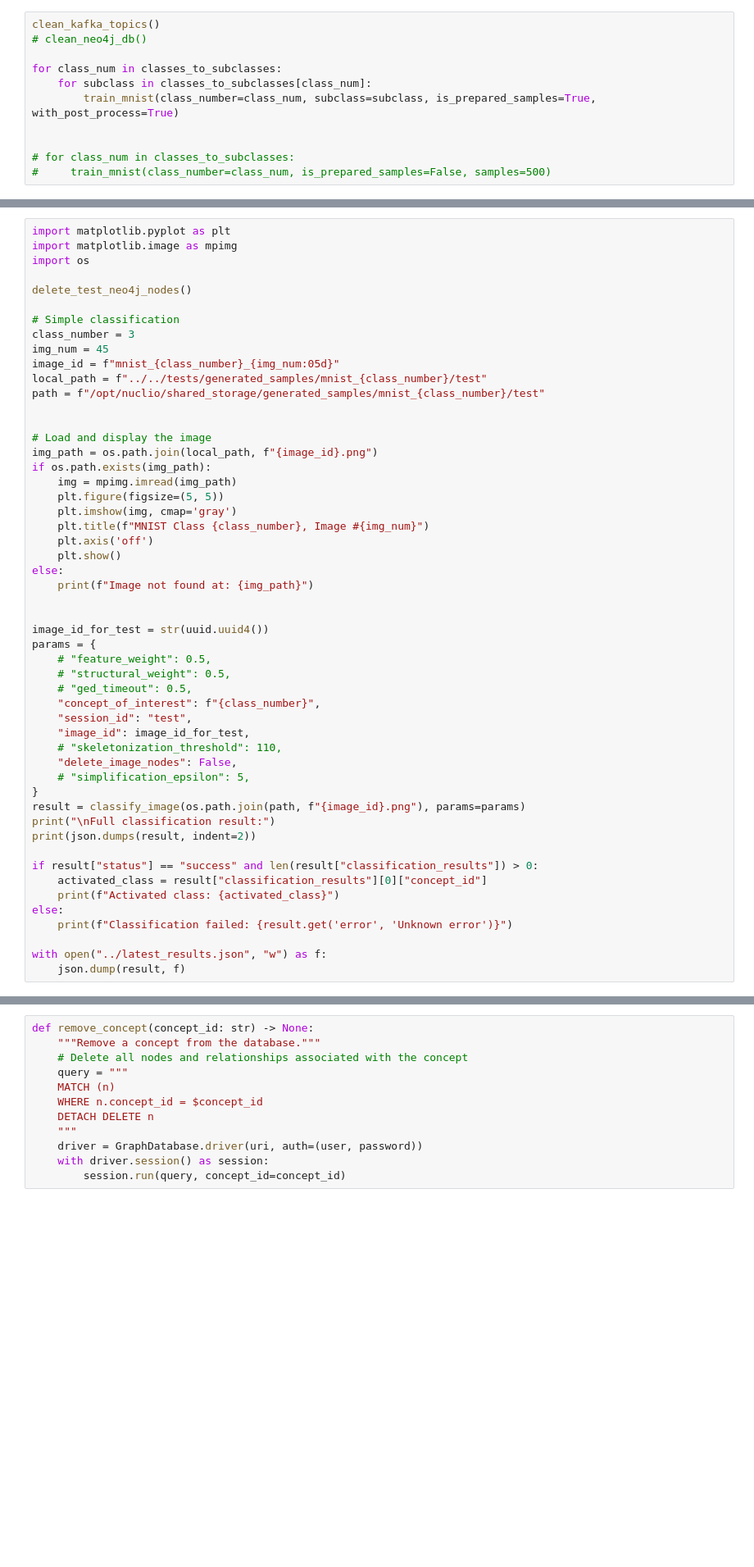
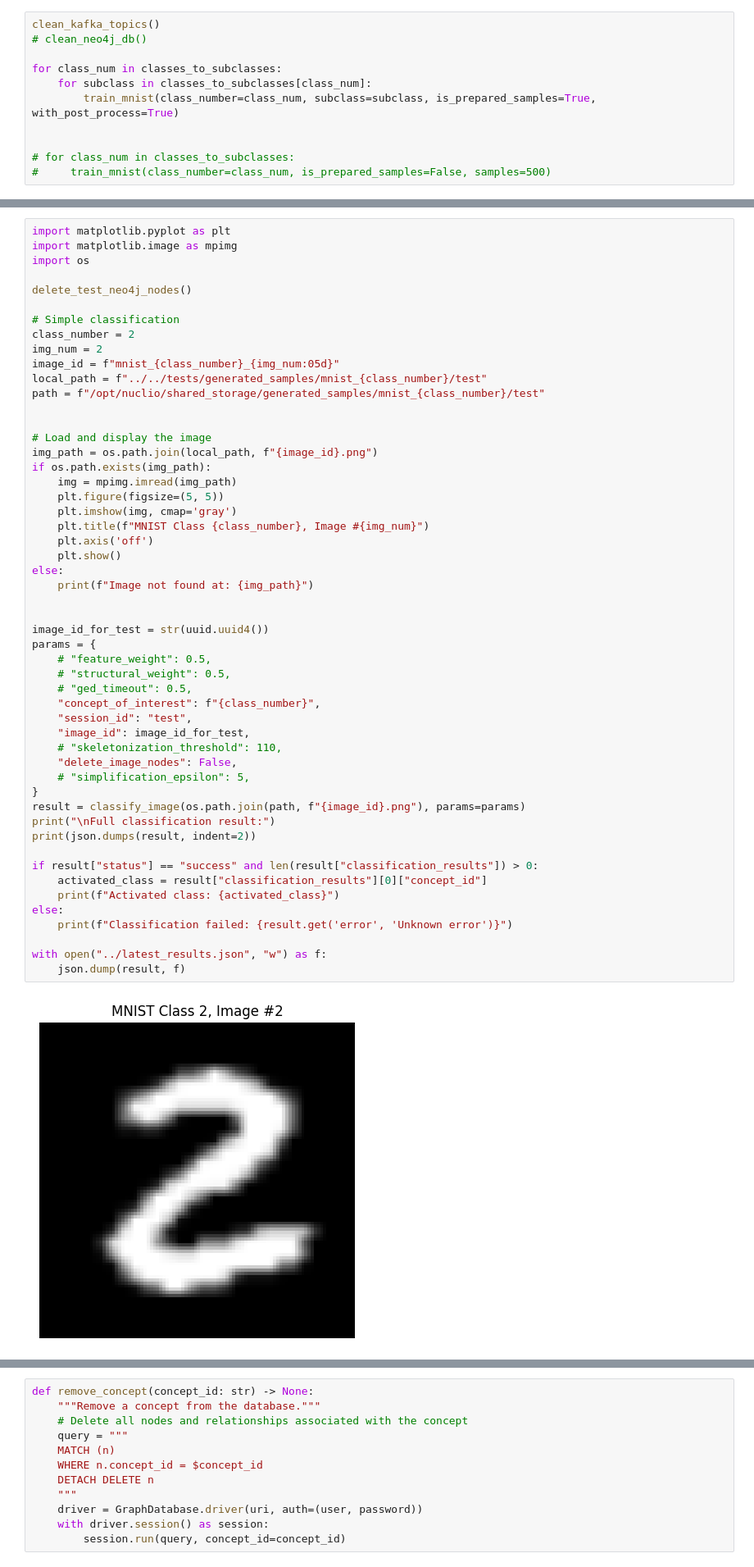
Before and after one commit to NaturalAGI-Lab/NaturalAGI, a Jupyter notebook: src/training/training.ipynb, the cells around one changed output, grey strips where cells are left out. Shown at 82% size. Saved outputs shown, nothing was run; the diff lists cells and outputs as text; blank space fills up the shorter version.

```diff
--- a/src/training/training.ipynb
+++ b/src/training/training.ipynb
@@ -771,8 +771,8 @@ import os
 delete_test_neo4j_nodes()
 
 # Simple classification
-class_number = 3
-img_num = 45
+class_number = 2
+img_num = 2
 image_id = f"mnist_{class_number}_{img_num:05d}"
 local_path = f"../../tests/generated_samples/mnist_{class_number}/test"
 path = f"/opt/nuclio/shared_storage/generated_samples/mnist_{class_number}/test"
@@ -788,30 +788,32 @@ if os.path.exists(img_path):
     plt.axis('off')
     plt.show()
 else:
     print(f"Image not found at: {img_path}")
 
 
 image_id_for_test = str(uuid.uuid4())
 params = {
     # "feature_weight": 0.5,
     # "structural_weight": 0.5,
     # "ged_timeout": 0.5,
     "concept_of_interest": f"{class_number}",
     "session_id": "test",
     "image_id": image_id_for_test,
     # "skeletonization_threshold": 110,
     "delete_image_nodes": False,
     # "simplification_epsilon": 5,
 }
 result = classify_image(os.path.join(path, f"{image_id}.png"), params=params)
 print("\nFull classification result:")
 print(json.dumps(result, indent=2))
 
 if result["status"] == "success" and len(result["classification_results"]) > 0:
     activated_class = result["classification_results"][0]["concept_id"]
     print(f"Activated class: {activated_class}")
 else:
     print(f"Classification failed: {result.get('error', 'Unknown error')}")
 
 with open("../latest_results.json", "w") as f:
     json.dump(result, f)
+# %% [output]
+[figure, added]
```
Also changed, not shown: parts of 3 cells of this notebook, 18 other files.
